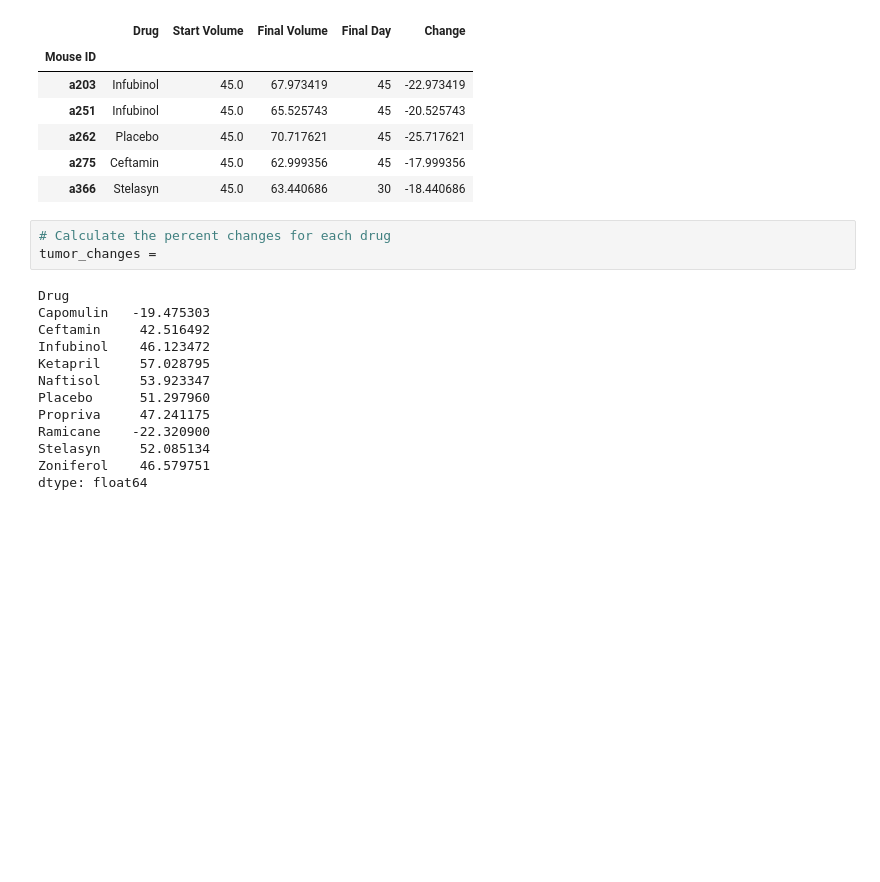
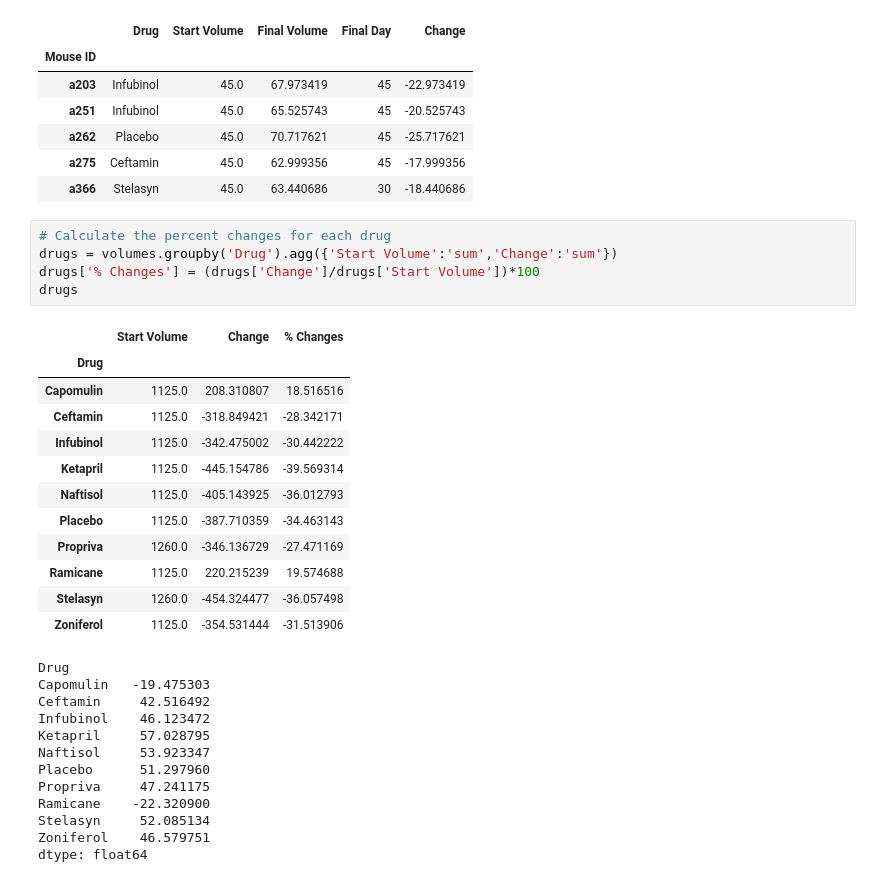
Before and after one commit to JansenKat/matplotlib-challenge, a Jupyter notebook: Pymaceuticals/pymaceuticals_starter.ipynb, the cells around one changed output. Drawn from its saved outputs; the diff is of its cells as text; blank space fills up the shorter version.

Commit message:
Calculate percent changes per drug. My numbers don't match the demo, I'll need to double check my math.

```diff
--- a/Pymaceuticals/pymaceuticals_starter.ipynb
+++ b/Pymaceuticals/pymaceuticals_starter.ipynb
@@ -275,9 +275,24 @@ volumes.head()
 | a262 | Placebo | 45.0 | 70.717621 | 45 | -25.717621 |
 | a275 | Ceftamin | 45.0 | 62.999356 | 45 | -17.999356 |
 | a366 | Stelasyn | 45.0 | 63.440686 | 30 | -18.440686 |
-# %%
-# Calculate the percent changes for each drug
-tumor_changes =
+# %%
+# Calculate the percent changes for each drug
+drugs = volumes.groupby('Drug').agg({'Start Volume':'sum','Change':'sum'})
+drugs['% Changes'] = (drugs['Change']/drugs['Start Volume'])*100
+drugs
+# %% [output]
+|  | Start Volume | Change | % Changes |
+| Drug |  |  |  |
+| Capomulin | 1125.0 | 208.310807 | 18.516516 |
+| Ceftamin | 1125.0 | -318.849421 | -28.342171 |
+| Infubinol | 1125.0 | -342.475002 | -30.442222 |
+| Ketapril | 1125.0 | -445.154786 | -39.569314 |
+| Naftisol | 1125.0 | -405.143925 | -36.012793 |
+| Placebo | 1125.0 | -387.710359 | -34.463143 |
+| Propriva | 1260.0 | -346.136729 | -27.471169 |
+| Ramicane | 1125.0 | 220.215239 | 19.574688 |
+| Stelasyn | 1260.0 | -454.324477 | -36.057498 |
+| Zoniferol | 1125.0 | -354.531444 | -31.513906 |
 # %%
 # %% [output]
 Drug
```
